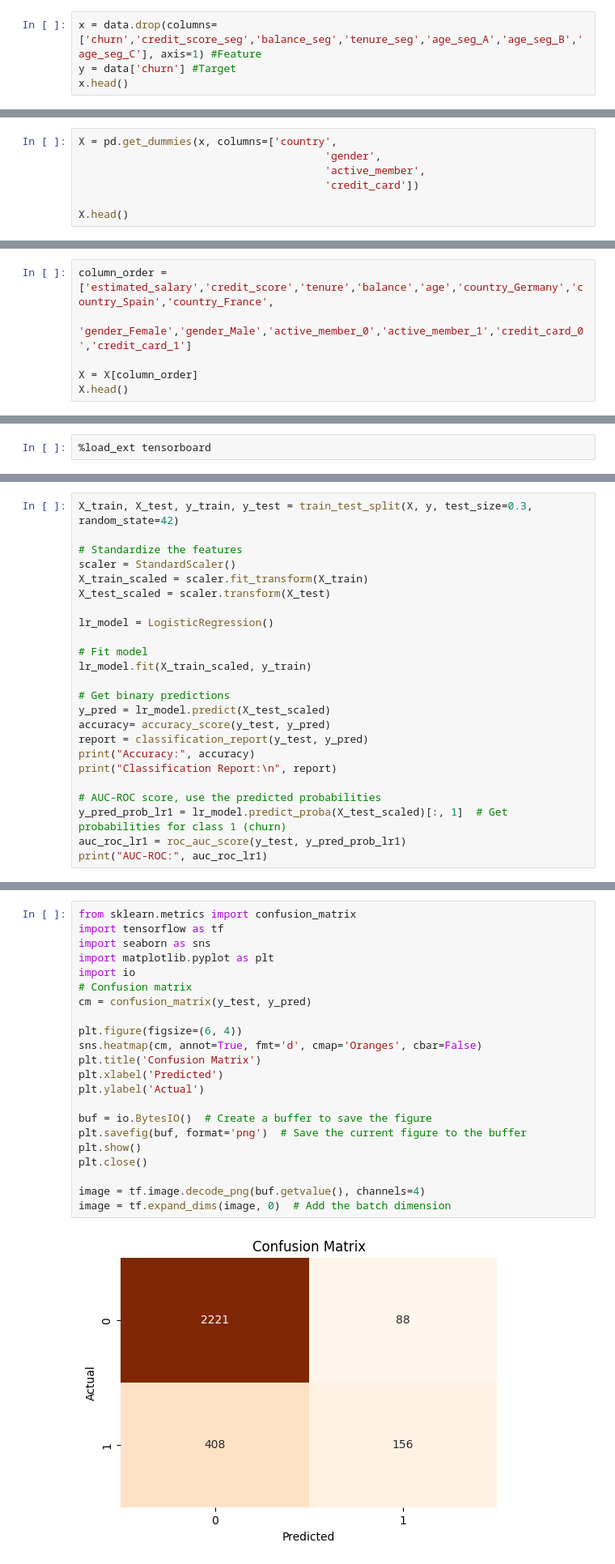
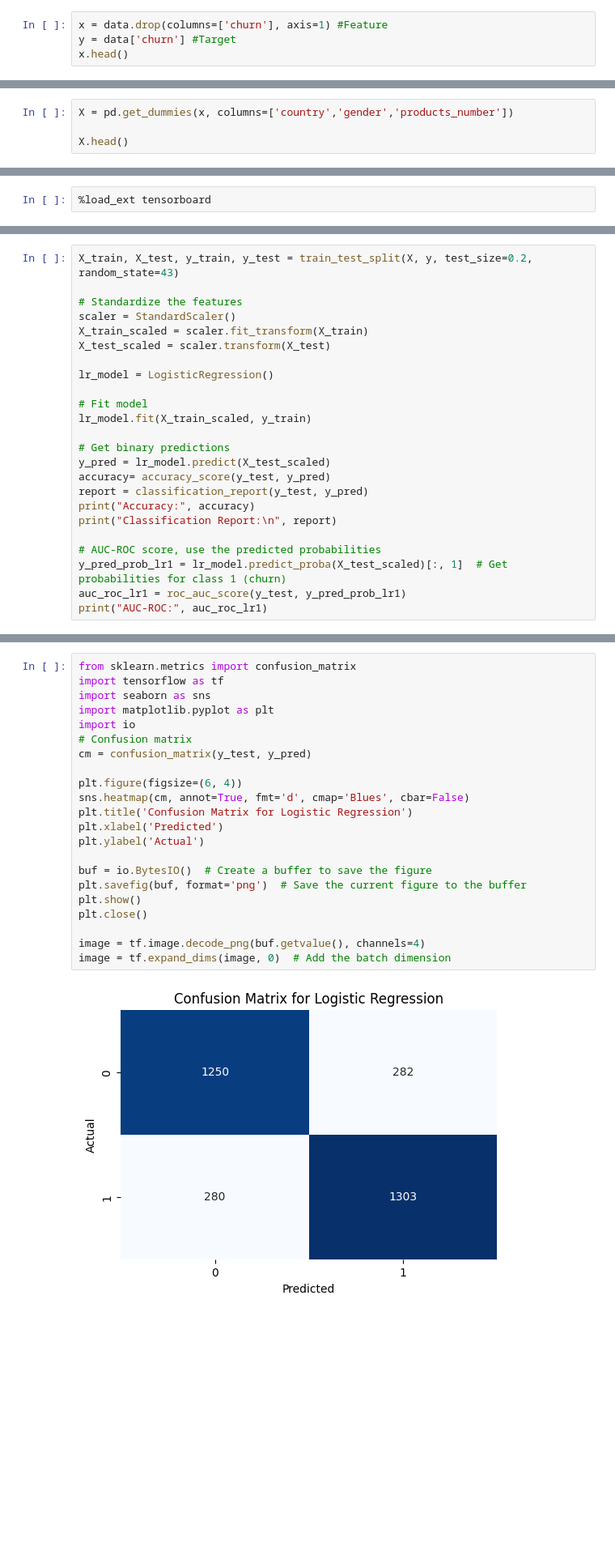
Before and after one commit to mohamedseif-10/Graduation-project-DEPI, a Jupyter notebook: Machine_Learning/ML_Models.ipynb, the cells around one changed output, grey strips where cells are left out. Shown at 81% size. Drawn from its saved outputs; the diff is of its cells as text; blank space fills up the shorter version.

```diff
--- a/Machine_Learning/ML_Models.ipynb
+++ b/Machine_Learning/ML_Models.ipynb
@@ -66,7 +270,7 @@ memory usage: 1.2+ MB
 
 # save_model(tuned_model, 'best_churn_model')
 # %%
-x = data.drop(columns=['churn','credit_score_seg','balance_seg','tenure_seg','age_seg_A','age_seg_B','age_seg_C'], axis=1) #Feature
+x = data.drop(columns=['churn'], axis=1) #Feature
 y = data['churn'] #Target
 x.head()
 # %% [output]
@@ -79,8 +283,5 @@ x.head()
 # %%
-X = pd.get_dummies(x, columns=['country',
-                                       'gender',
-                                       'active_member',
-                                       'credit_card'])
+X = pd.get_dummies(x, columns=['country','gender','products_number'])
 
 X.head()
 # %% [output]
@@ -97,6 +297,0 @@ X.shape , y.shape
-# %%
-column_order = ['estimated_salary','credit_score','tenure','balance','age','country_Germany','country_Spain','country_France',
-                'gender_Female','gender_Male','active_member_0','active_member_1','credit_card_0','credit_card_1']
-
-X = X[column_order]
-X.head()
@@ -124,5 +312,5 @@ summary_writer = tf.summary.create_file_writer(log_dir)
 # %%
-X_train, X_test, y_train, y_test = train_test_split(X, y, test_size=0.3, random_state=42)
+X_train, X_test, y_train, y_test = train_test_split(X, y, test_size=0.2, random_state=43)
 
 # Standardize the features
 scaler = StandardScaler()
@@ -161,27 +351,27 @@ AUC-ROC: 0.7949597473960972
 # %%
 from sklearn.metrics import confusion_matrix
 import tensorflow as tf
 import seaborn as sns
 import matplotlib.pyplot as plt
 import io
 # Confusion matrix
 cm = confusion_matrix(y_test, y_pred)
 
 plt.figure(figsize=(6, 4))
-sns.heatmap(cm, annot=True, fmt='d', cmap='Oranges', cbar=False)
-plt.title('Confusion Matrix')
+sns.heatmap(cm, annot=True, fmt='d', cmap='Blues', cbar=False)
+plt.title('Confusion Matrix for Logistic Regression')
 plt.xlabel('Predicted')
 plt.ylabel('Actual')
 
 buf = io.BytesIO()  # Create a buffer to save the figure
 plt.savefig(buf, format='png')  # Save the current figure to the buffer
 plt.show()
 plt.close()
 
 image = tf.image.decode_png(buf.getvalue(), channels=4)
 image = tf.expand_dims(image, 0)  # Add the batch dimension
 # %% [output]
-[figure, old version]
+[figure, new version]
 # %%
 import tensorflow as tf
 # Log metrics to TensorBoard
```
Also changed, not shown: parts of 59 cells of this notebook, 10 other files.
